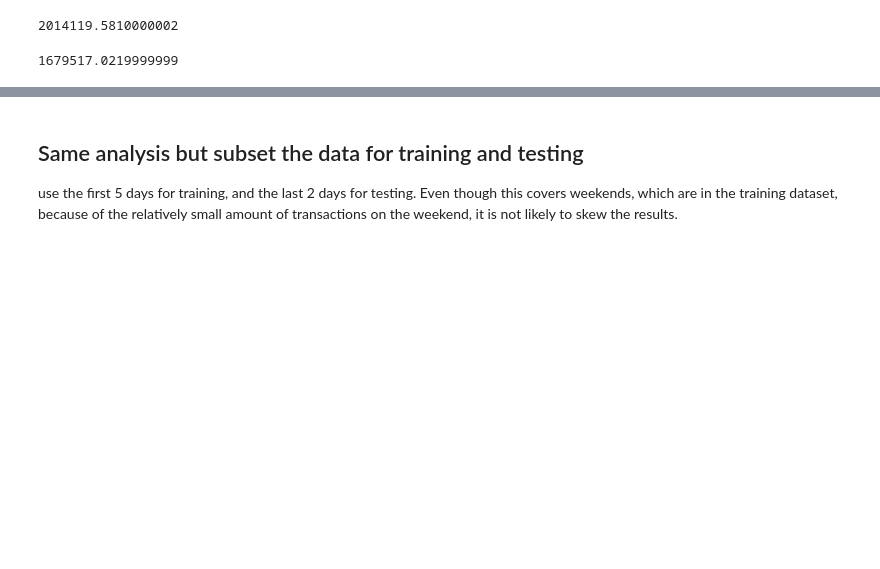
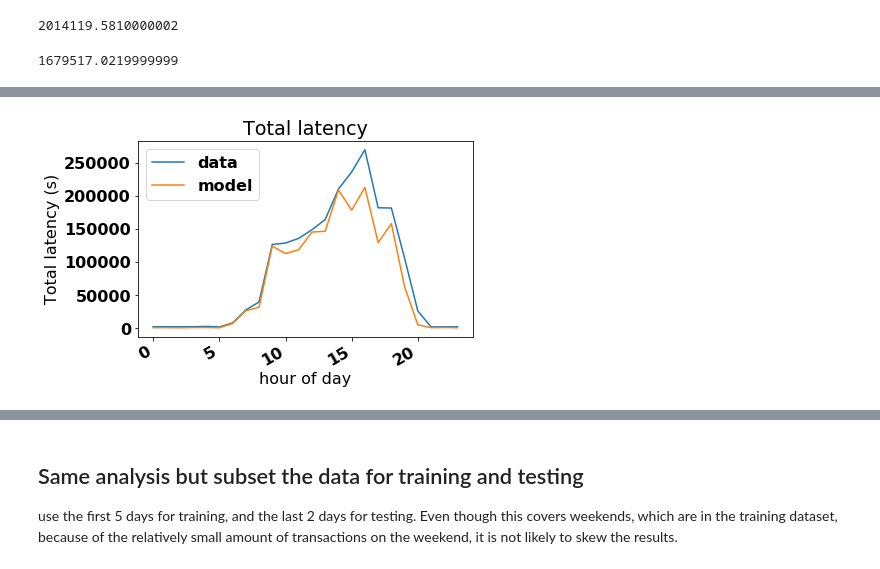
Before and after one commit to nrb75/Manifold, a Jupyter notebook: FP-Growth-optimize-hourly.ipynb, the cells around one changed output, grey strips where cells are left out. Saved outputs shown, nothing was run; the diff lists cells and outputs as text; code cells hidden in the pictures; blank space fills up the shorter version.

```diff
--- a/FP-Growth-optimize-hourly.ipynb
+++ b/FP-Growth-optimize-hourly.ipynb
@@ -316,7 +160,7 @@ confidence=0.7
 percentile=0.8
 apps_server=20
 
-model_output, total_latency, total_model_latency, avg_latency, avg_model_latency=hourly_step_output(df, confidence=confidence, percentile=percentile, apps_server=apps_server)
+server_df_list, server_assign_list, model_output, total_latency, total_model_latency, avg_latency, avg_model_latency=hourly_step_output(df, confidence=confidence, percentile=percentile, apps_server=apps_server)
 # %%
 total_latency
 # %% [output]
@@ -327,0 +200,25 @@ total_model_latency
+# %%
+from datetime import datetime
+import matplotlib.pyplot as plt
+from matplotlib.dates import DateFormatter
+import matplotlib as matplotlib
+
+font = {'family' : 'normal',
+        'weight' : 'bold',
+        'size'   : 16}
+matplotlib.rc('font', **font)
+
+fig, ax = plt.subplots()
+ax.plot(model_output['hours'], model_output['total_latency'], label='data')
+ax.plot(model_output['hours'], model_output['total_latency_model'], label='model')
+
+
+## Rotate date labels automatically
+fig.autofmt_xdate()
+plt.ylabel('Total latency (s)')
+plt.xlabel('hour of day')
+plt.title('Total latency')
+plt.legend(loc='upper left')
+plt.show()
+# %% [output]
+[figure, added]
```
Also changed, not shown: parts of 82 cells of this notebook, 6 other files.
